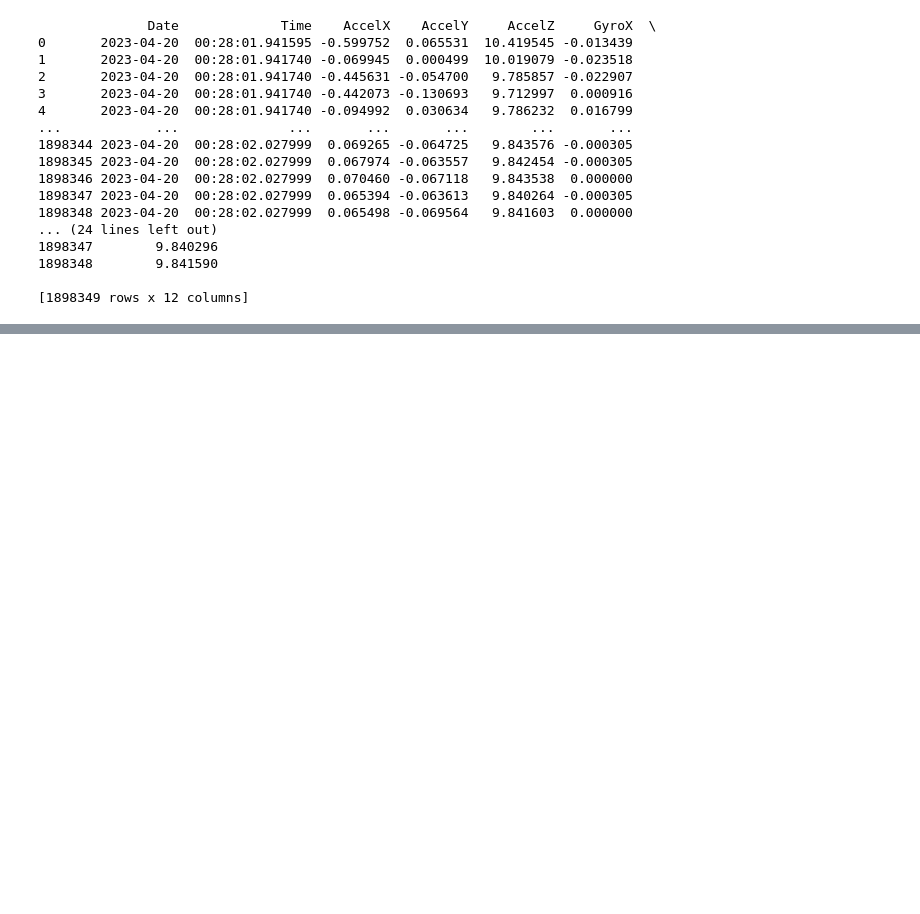
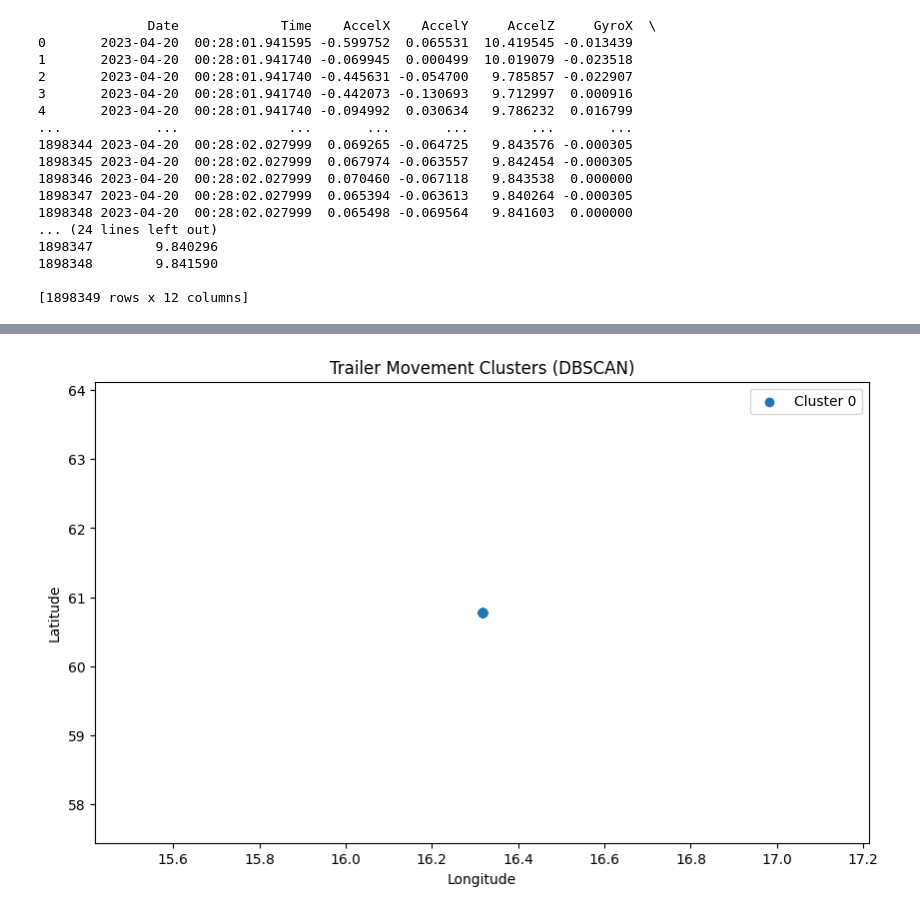
Before and after one commit to SoumyaGanguly95/ShockSensorAnalysis, a Jupyter notebook: AnalysisOnFirstSetData.ipynb, the cells around one changed output, grey strips where cells are left out. Cells and saved outputs as stored; diff of their text form; code cells hidden in the pictures; blank space fills up the shorter version.

```diff
--- a/AnalysisOnFirstSetData.ipynb
+++ b/AnalysisOnFirstSetData.ipynb
@@ -241,0 +280,22 @@ print(data_shock1)
+# %%
+from sklearn.cluster import DBSCAN
+
+# Perform DBSCAN clustering
+dbscan = DBSCAN(eps=0.1, min_samples=5)
+data_combined['DBSCAN_Cluster'] = dbscan.fit_predict(features_for_clustering)
+
+# Visualize DBSCAN clusters
+plt.figure(figsize=(10, 6))
+for cluster_num in data_combined['DBSCAN_Cluster'].unique():
+    if cluster_num == -1:
+        continue  # Skip noise points
+    cluster_data = data_combined[data_combined['DBSCAN_Cluster'] == cluster_num]
+    plt.scatter(cluster_data['FilteredLongitude'], cluster_data['FilteredLatitude'], label=f'Cluster {cluster_num}')
+
+plt.xlabel('Longitude')
+plt.ylabel('Latitude')
+plt.title('Trailer Movement Clusters (DBSCAN)')
+plt.legend()
+plt.show()
+# %% [output]
+[figure, added]
```
Also changed, not shown: parts of 5 cells of this notebook, 1 other file.
